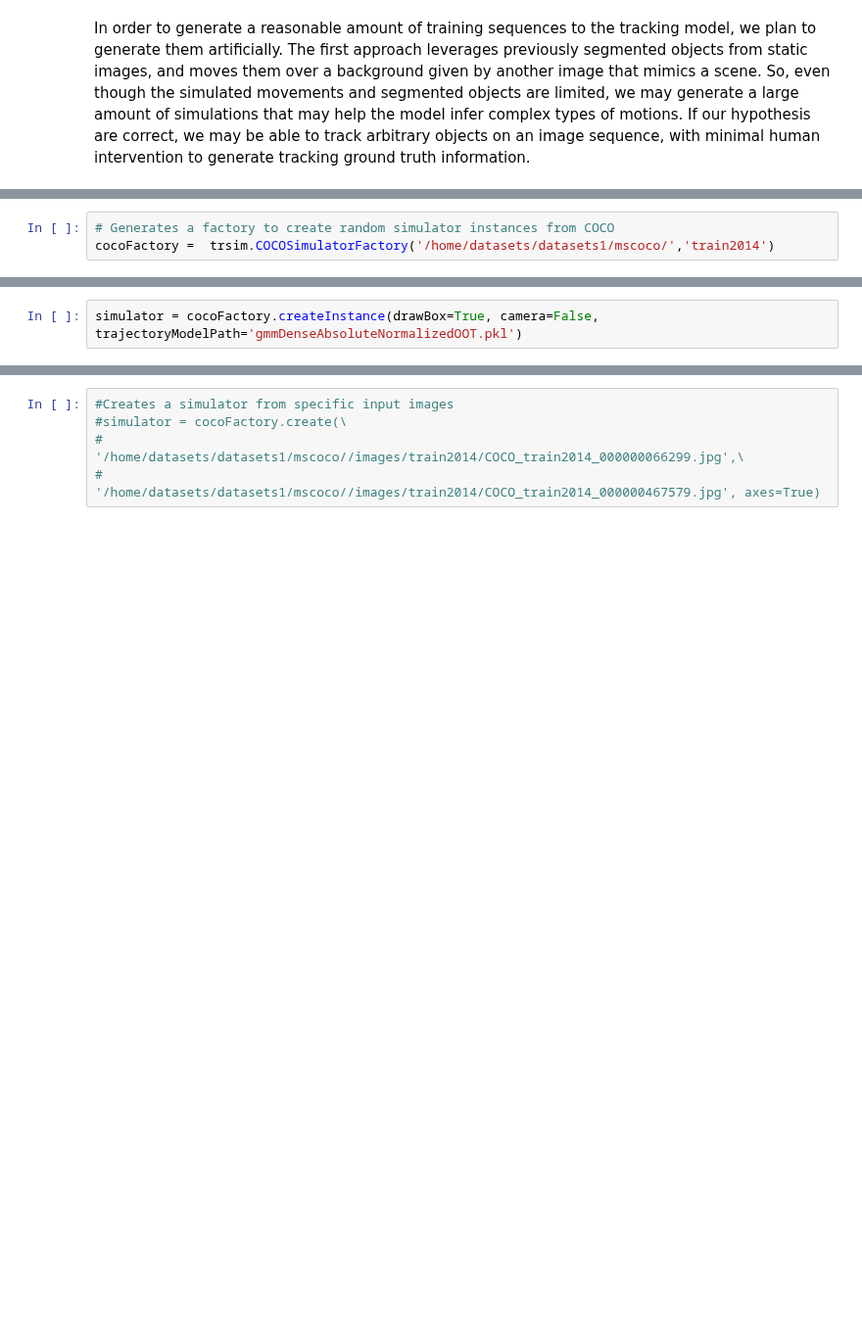
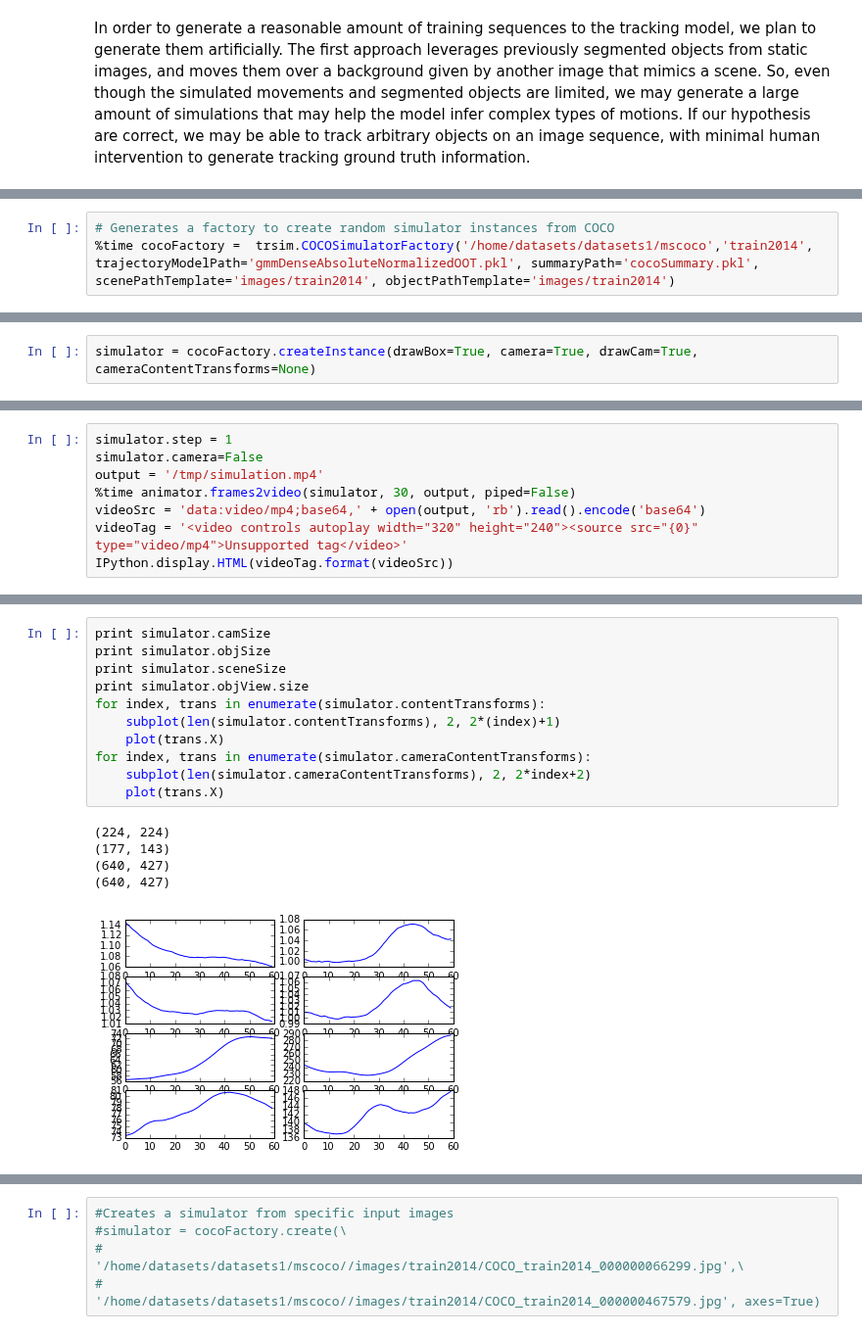
Before and after one commit to jccaicedo/localization-agent, a Jupyter notebook: notebooks/Synthetic tracking sequences from static images.ipynb, the cells around one changed output, grey strips where cells are left out. Shown at 98% size. Drawn from its saved outputs; the diff is of its cells as text; blank space fills up the shorter version.

```diff
--- a/notebooks/Synthetic tracking sequences from static images.ipynb
+++ b/notebooks/Synthetic tracking sequences from static images.ipynb
@@ -17,3 +21,3 @@ In order to generate a reasonable amount of training sequences to the tracking m
 # %%
 # Generates a factory to create random simulator instances from COCO
-cocoFactory =  trsim.COCOSimulatorFactory('/home/datasets/datasets1/mscoco/','train2014')
+%time cocoFactory =  trsim.COCOSimulatorFactory('/home/datasets/datasets1/mscoco','train2014', trajectoryModelPath='gmmDenseAbsoluteNormalizedOOT.pkl', summaryPath='cocoSummary.pkl', scenePathTemplate='images/train2014', objectPathTemplate='images/train2014')
@@ -20,3 +28,3 @@ cocoFactory =  trsim.COCOSimulatorFactory('/home/datasets/datasets1/mscoco/','tr
 # %%
-simulator = cocoFactory.createInstance(drawBox=True, camera=False, trajectoryModelPath='gmmDenseAbsoluteNormalizedOOT.pkl')
+simulator = cocoFactory.createInstance(drawBox=True, camera=True, drawCam=True, cameraContentTransforms=None)
 # %% [output]
@@ -24,0 +45,8 @@ Segmenting object from category person
+# %%
+simulator.step = 1
+simulator.camera=False
+output = '/tmp/simulation.mp4'
+%time animator.frames2video(simulator, 30, output, piped=False)
+videoSrc = 'data:video/mp4;base64,' + open(output, 'rb').read().encode('base64')
+videoTag = '<video controls autoplay width="320" height="240"><source src="{0}" type="video/mp4">Unsupported tag</video>'
+IPython.display.HTML(videoTag.format(videoSrc))
@@ -25,3 +57,20 @@ Segmenting object from category person
+# %%
+print simulator.camSize
+print simulator.objSize
+print simulator.sceneSize
+print simulator.objView.size
+for index, trans in enumerate(simulator.contentTransforms):
+    subplot(len(simulator.contentTransforms), 2, 2*(index)+1)
+    plot(trans.X)
+for index, trans in enumerate(simulator.cameraContentTransforms):
+    subplot(len(simulator.cameraContentTransforms), 2, 2*index+2)
+    plot(trans.X)
+# %% [output]
+(224, 224)
+(177, 143)
+(640, 427)
+(640, 427)
+[figure, added]
 # %%
 # Creates a simulator using predefined images and transformation functions
 #camSize = Image.open('/home/fmpaezri/datasets/vot-challenge/sequences/ball/00000000.jpg').size
```
Also changed, not shown: parts of 8 cells of this notebook, 3 other files.
